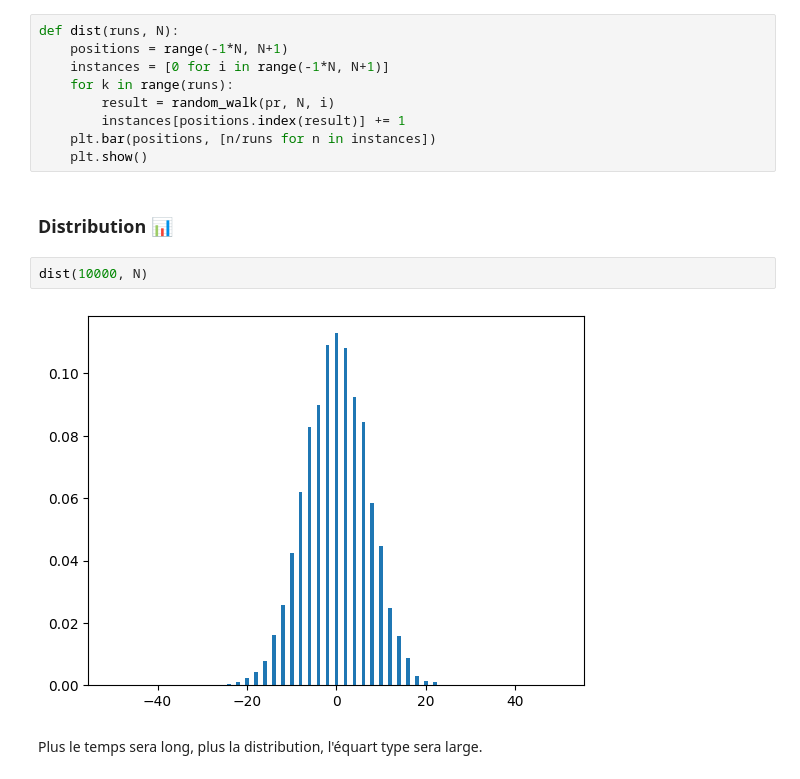
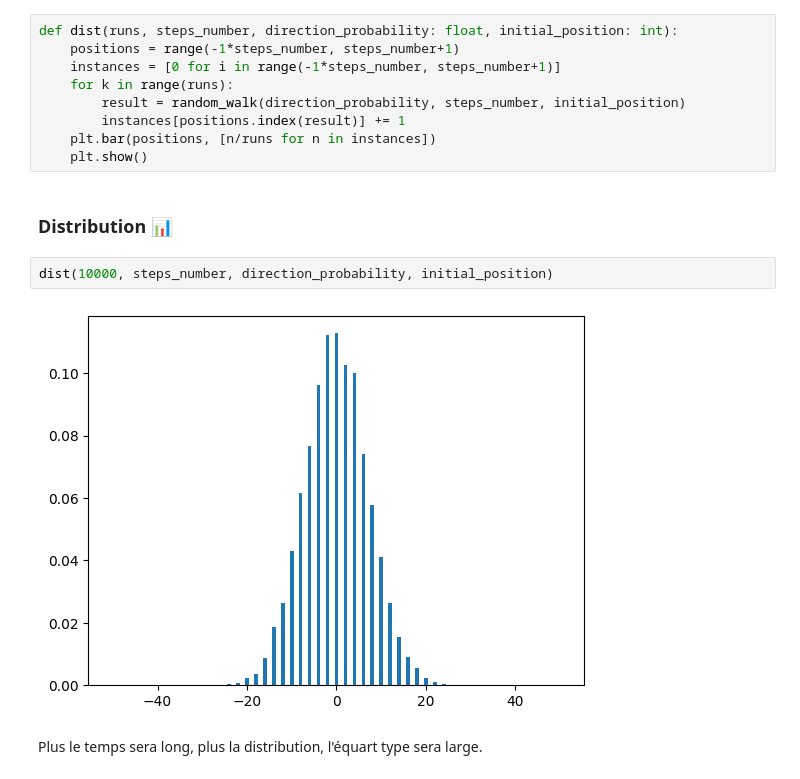
Before and after one commit to Dauliac/Quantum-random-walks, a Jupyter notebook: Presentation.ipynb, the cells around one changed output. Drawn from its saved outputs; the diff is of its cells as text.

Commit message:
docs: repair dist function

```diff
--- a/Presentation.ipynb
+++ b/Presentation.ipynb
@@ -58,20 +57,20 @@ The walker is located at: x = 2
 
 Let's display the distribution of our steps
 # %%
-def dist(runs, N):
-    positions = range(-1*N, N+1)
-    instances = [0 for i in range(-1*N, N+1)]
+def dist(runs, steps_number, direction_probability: float, initial_position: int):
+    positions = range(-1*steps_number, steps_number+1)
+    instances = [0 for i in range(-1*steps_number, steps_number+1)]
     for k in range(runs):
-        result = random_walk(pr, N, i)
+        result = random_walk(direction_probability, steps_number, initial_position)
         instances[positions.index(result)] += 1
     plt.bar(positions, [n/runs for n in instances])
     plt.show()
 # %% [markdown]
 ### Distribution 📊
 # %%
-dist(10000, N)
+dist(10000, steps_number, direction_probability, initial_position)
 # %% [output]
-[figure, old version]
+[figure, new version]
 # %% [markdown]
 Plus le temps sera long, plus la distribution, l'équart type sera large.
 # %% [markdown]
```
Also changed, not shown: parts of 16 cells of this notebook.
